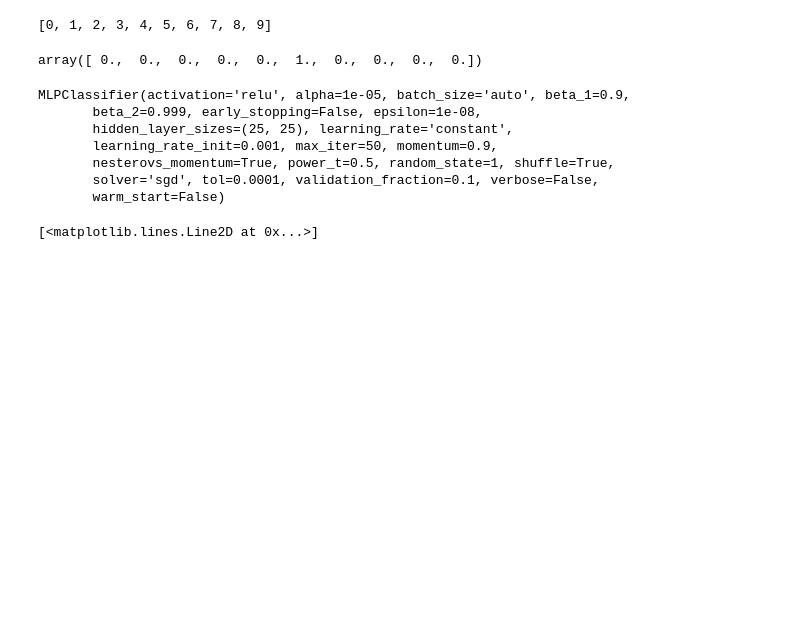
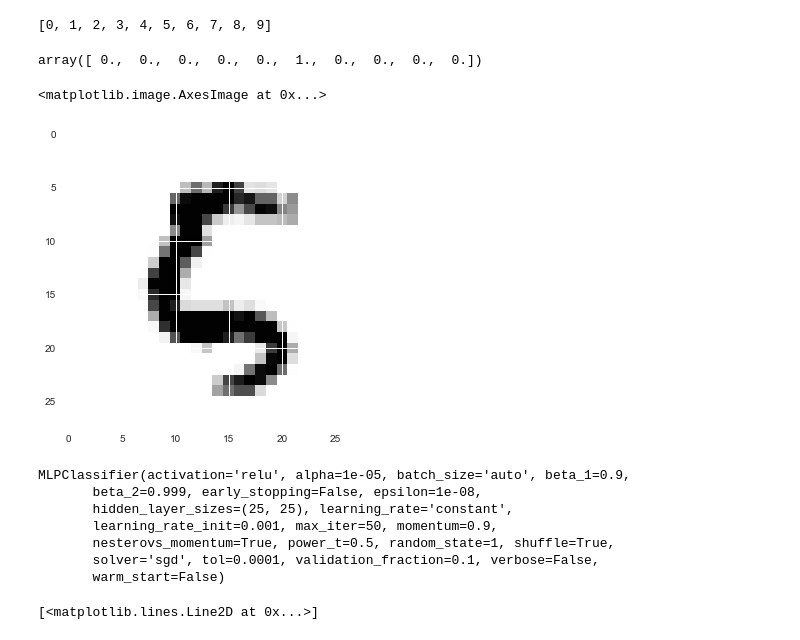
Before and after one commit to jsub10/Machine-Learning-By-Example, a Jupyter notebook: Chapter-7-Neural-Networks.ipynb, the cells around one changed output. Drawn from its saved outputs; the diff is of its cells as text; code cells hidden in the pictures; blank space fills up the shorter version.

```diff
--- a/Chapter-7-Neural-Networks.ipynb
+++ b/Chapter-7-Neural-Networks.ipynb
@@ -86,6 +92,12 @@ y_test = enc.fit_transform(np.array(test_labels).reshape(-1,1)).toarray()
 y_train[2000]
 # %% [output]
 array([ 0.,  0.,  0.,  0.,  0.,  1.,  0.,  0.,  0.,  0.])
+# %%
+# Check the one-hot encoding
+mnist.display(X_train[2000])
+# %% [output]
+<matplotlib.image.AxesImage at 0x...>
+[figure, added]
 # %%
 # We need a multi-level classifier because we have to classify digits into 0 through 9 distinct classes.
 
```
Also changed, not shown: parts of 68 cells of this notebook, 4 other files.
